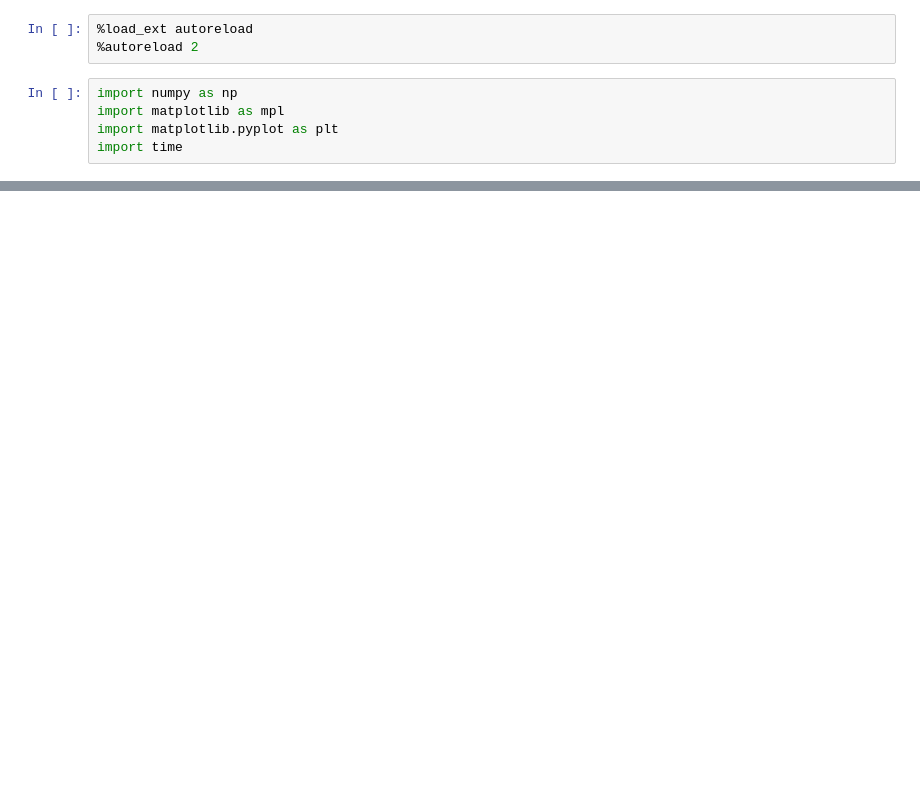
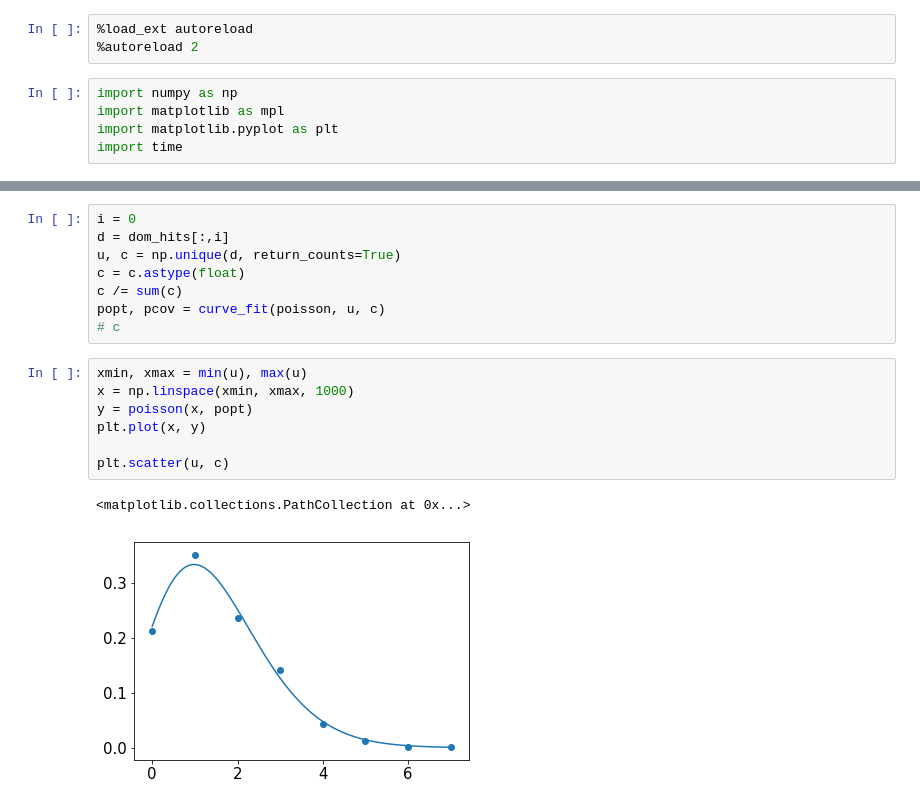
Before and after one commit to Tshalberg/toy-mc, a Jupyter notebook: photon_prob/notebooks/PhotonProb Ensemble Test.ipynb, the cells around one changed output, grey strips where cells are left out. Drawn from its saved outputs; the diff is of its cells as text; blank space fills up the shorter version.

```diff
--- a/photon_prob/notebooks/PhotonProb Ensemble Test.ipynb
+++ b/photon_prob/notebooks/PhotonProb Ensemble Test.ipynb
@@ -178,0 +189,18 @@ t.T.shape
+# %%
+i = 0
+d = dom_hits[:,i]
+u, c = np.unique(d, return_counts=True)
+c = c.astype(float)
+c /= sum(c)
+popt, pcov = curve_fit(poisson, u, c)
+# c
+# %%
+xmin, xmax = min(u), max(u)
+x = np.linspace(xmin, xmax, 1000)
+y = poisson(x, popt)
+plt.plot(x, y)
+
+plt.scatter(u, c)
+# %% [output]
+<matplotlib.collections.PathCollection at 0x...>
+[figure, added]
```
Also changed, not shown: parts of 22 cells of this notebook, 7 other files.
